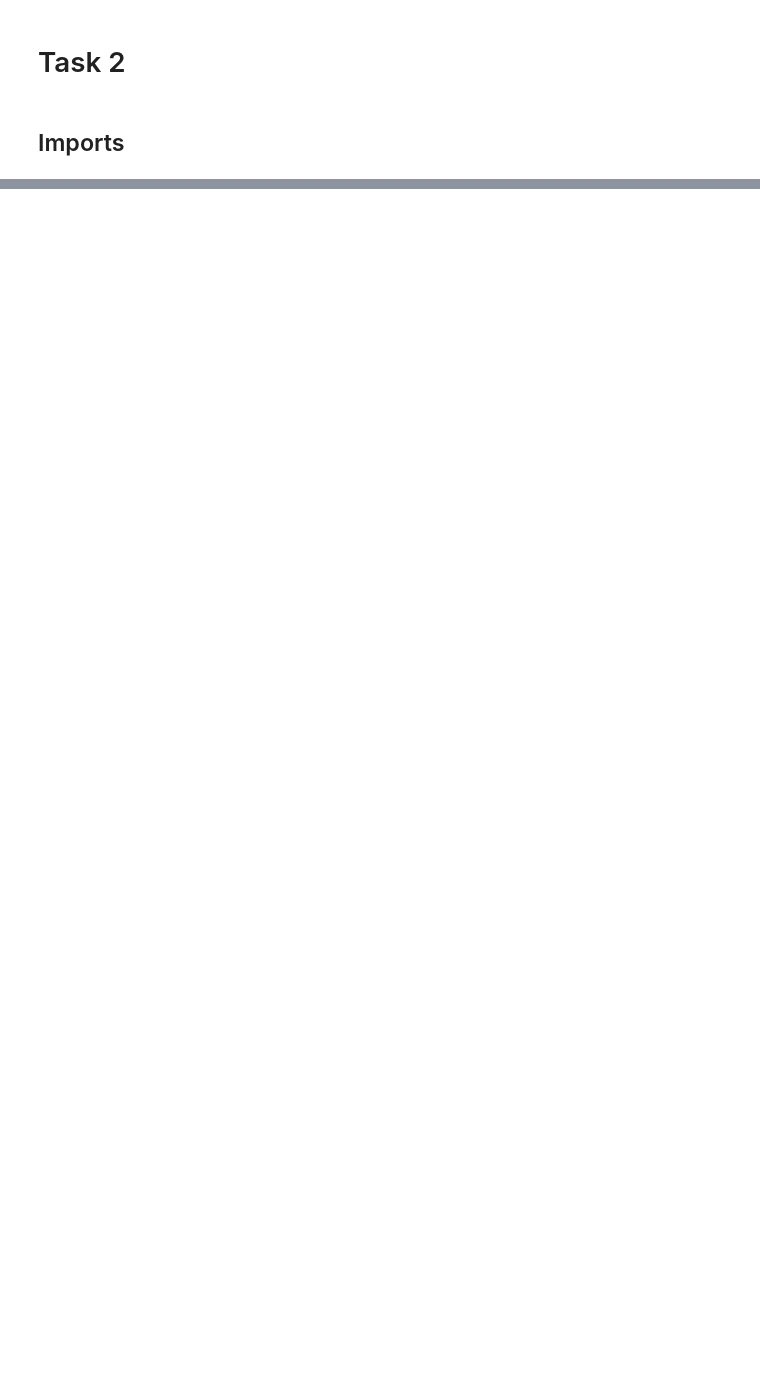
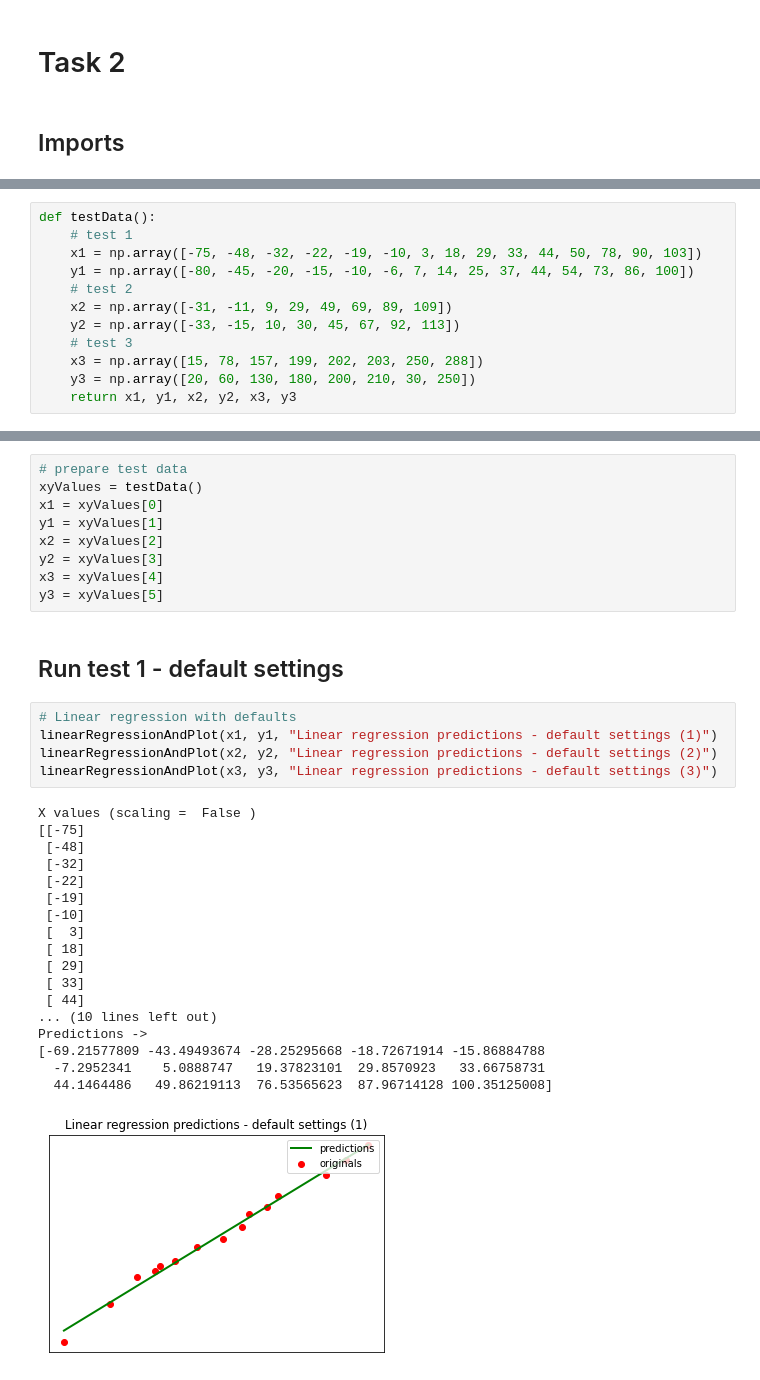
Before and after one commit to LabiKSV/IN3063-Labi, a Jupyter notebook: Task2/Task 2.ipynb, the cells around one changed output, grey strips where cells are left out. Cells and saved outputs as stored; diff of their text form; blank space fills up the shorter version.

```diff
--- a/Task2/Task 2.ipynb
+++ b/Task2/Task 2.ipynb
@@ -11,0 +13,12 @@ from sklearn.metrics import mean_squared_error
+# %%
+def testData():
+    # test 1
+    x1 = np.array([-75, -48, -32, -22, -19, -10, 3, 18, 29, 33, 44, 50, 78, 90, 103])
+    y1 = np.array([-80, -45, -20, -15, -10, -6, 7, 14, 25, 37, 44, 54, 73, 86, 100])
+    # test 2
+    x2 = np.array([-31, -11, 9, 29, 49, 69, 89, 109])
+    y2 = np.array([-33, -15, 10, 30, 45, 67, 92, 113])
+    # test 3
+    x3 = np.array([15, 78, 157, 199, 202, 203, 250, 288])
+    y3 = np.array([20, 60, 130, 180, 200, 210, 30, 250])
+    return x1, y1, x2, y2, x3, y3
@@ -159,0 +62,35 @@ Predictions ->
+# %%
+# prepare test data
+xyValues = testData()
+x1 = xyValues[0]
+y1 = xyValues[1]
+x2 = xyValues[2]
+y2 = xyValues[3]
+x3 = xyValues[4]
+y3 = xyValues[5]
+# %% [markdown]
+## Run test 1 - default settings
+# %%
+# Linear regression with defaults
+linearRegressionAndPlot(x1, y1, "Linear regression predictions - default settings (1)")
+linearRegressionAndPlot(x2, y2, "Linear regression predictions - default settings (2)")
+linearRegressionAndPlot(x3, y3, "Linear regression predictions - default settings (3)")
+# %% [output]
+X values (scaling =  False )
+[[-75]
+ [-48]
+ [-32]
+ [-22]
+ [-19]
+ [-10]
+ [  3]
+ [ 18]
+ [ 29]
+ [ 33]
+ [ 44]
+... (10 lines left out)
+Predictions ->
+[-69.21577809 -43.49493674 -28.25295668 -18.72671914 -15.86884788
+  -7.2952341    5.0888747   19.37823101  29.8570923   33.66758731
+  44.1464486   49.86219113  76.53565623  87.96714128 100.35125008]
+[figure, added]
```
Also changed, not shown: parts of 14 cells of this notebook.
